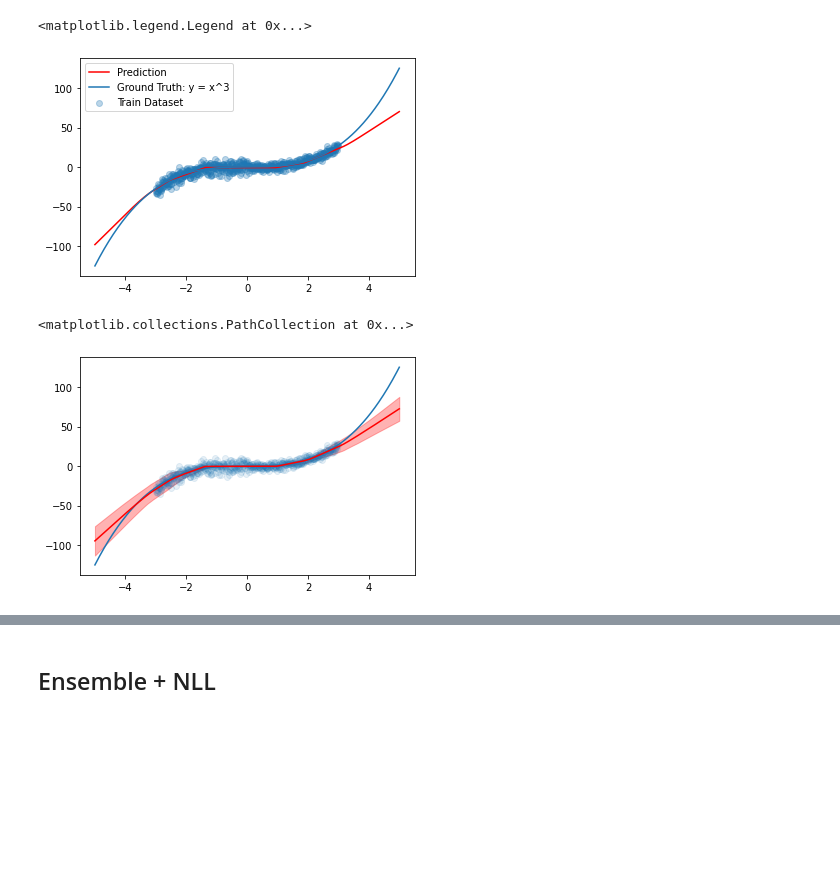
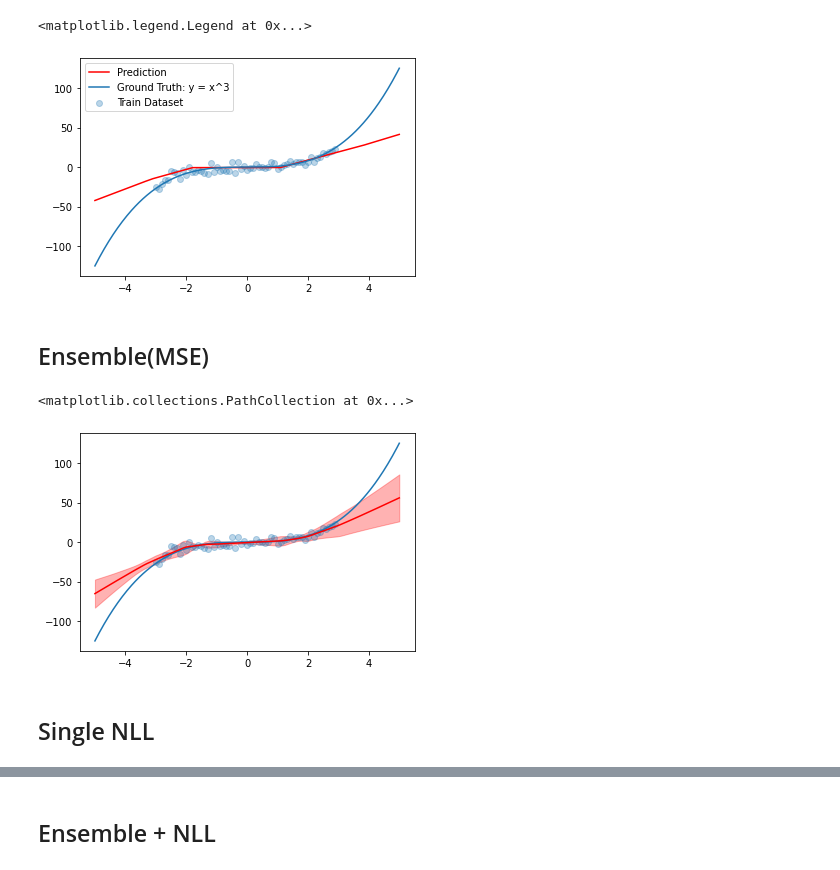
Before and after one commit to mons2us/paper_reproduction, a Jupyter notebook: Deep-Ensemble/deepensemble.ipynb, the cells around one changed output, grey strips where cells are left out. Cells and saved outputs as stored; diff of their text form; code cells hidden in the pictures; blank space fills up the shorter version.

```diff
--- a/Deep-Ensemble/deepensemble.ipynb
+++ b/Deep-Ensemble/deepensemble.ipynb
@@ -23,7 +23,7 @@ class MakeToydata(Dataset):
         return self.len
 # %%
 abs_xrange = 3
-interval = 0.01
+interval = 0.1
 wide_sigma = 5
 narrow_sigma = 3
 
@@ -43,4 +43,4 @@ data_y_gt = [np.power(x_, 3) for x_ in data_x]
 # test_x, test_y = data_x[train_num:], data_y[train_num:]
 
 dataset = MakeToydata(data_x, data_y)
-data_loader = DataLoader(dataset = dataset, batch_size = 10, shuffle = True)
+data_loader = DataLoader(dataset = dataset, batch_size = 60, shuffle = True)
@@ -121,7 +127,9 @@ plt.scatter(data_x, data_y, alpha = 0.3, label = 'Train Dataset')
 plt.legend(loc = 'best')
 # %% [output]
 <matplotlib.legend.Legend at 0x...>
-[figure, old version]
+[figure, new version]
+# %% [markdown]
+## Ensemble(MSE)
 # %%
 def load_ensemble(N):
     all_nets = []
@@ -163,7 +171,7 @@ def train_ensemble(net, optimizer, dataset, epochs):
 # %%
 ensemble_nets = load_ensemble(5)
 trained_nets = []
-for a_net in ensemble_nets:
+for a_net in tqdm(ensemble_nets):
     net_ = a_net[0]
     opt_ = a_net[1]
 
@@ -186,15 +194,17 @@ ensem_std = np.std(predictions, axis = 0)*3
 # %%
 x_for_plot = np.linspace(-5, 5, 400)
 y_for_plot = [np.power(x_, 3) for x_ in x_for_plot]
 
 plt.plot(x_for_plot, y_for_plot)
 plt.plot(x_for_plot, ensem_mean, color = 'r')
 plt.fill_between(x_for_plot, ensem_mean+ensem_std, ensem_mean-ensem_std, color = 'r',  alpha=0.3)
 
-plt.scatter(data_x, data_y, alpha = 0.1)
+plt.scatter(data_x, data_y, alpha = 0.3)
 # %% [output]
 <matplotlib.collections.PathCollection at 0x...>
-[figure, old version]
+[figure, new version]
+# %% [markdown]
+## Single NLL
 # %%
 class SingleNet(nn.Module):
     def __init__(self):
```
Also changed, not shown: parts of 13 cells of this notebook.
